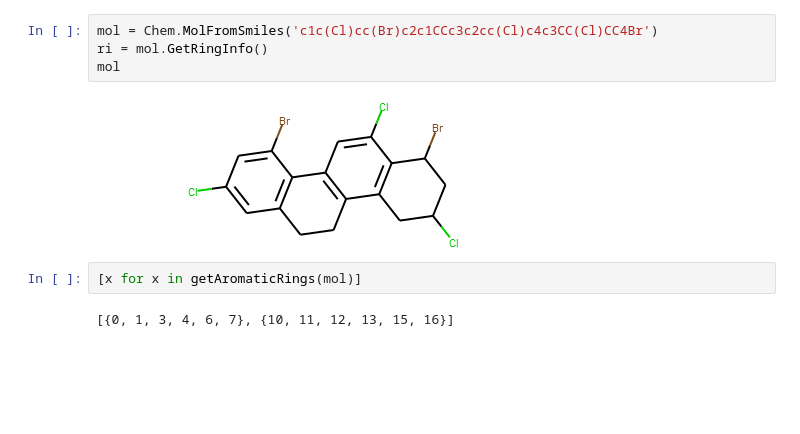
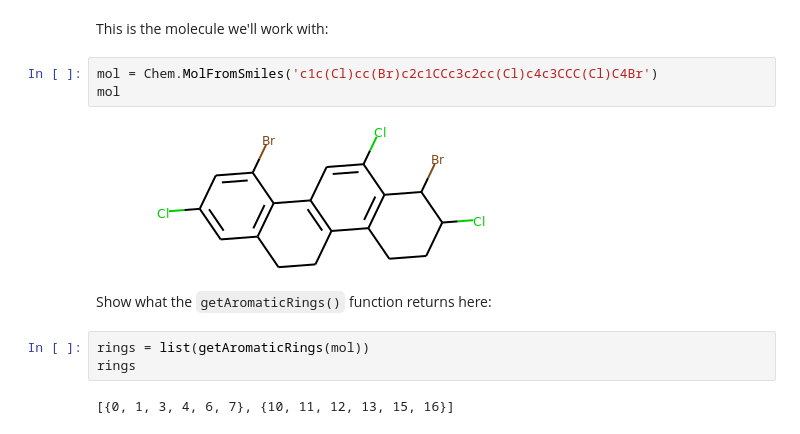
Before and after one commit to greglandrum/rdkit_blog, a Jupyter notebook: notebooks/Finding regioisomers.ipynb, the cells around one changed output. Cells and saved outputs as stored; diff of their text form; blank space fills up the shorter version.

```diff
--- a/notebooks/Finding regioisomers.ipynb
+++ b/notebooks/Finding regioisomers.ipynb
@@ -64,13 +164,17 @@ def drawMolWithRings(mol,rings):
                      highlightBonds = bondsToHighlight)
     d2d.FinishDrawing()
     return Draw._drawerToImage(d2d)
+# %% [markdown]
+This is the molecule we'll work with:
 # %%
-mol = Chem.MolFromSmiles('c1c(Cl)cc(Br)c2c1CCc3c2cc(Cl)c4c3CC(Cl)CC4Br')
-ri = mol.GetRingInfo()
+mol = Chem.MolFromSmiles('c1c(Cl)cc(Br)c2c1CCc3c2cc(Cl)c4c3CCC(Cl)C4Br')
 mol
 # %% [output]
-[figure, old version]
+[figure, new version]
-# %%
-[x for x in getAromaticRings(mol)]
-# %% [output]
-[{0, 1, 3, 4, 6, 7}, {10, 11, 12, 13, 15, 16}]
+# %% [markdown]
+Show what the `getAromaticRings()` function returns here:
+# %%
+rings = list(getAromaticRings(mol))
+rings
+# %% [output]
+[{0, 1, 3, 4, 6, 7}, {10, 11, 12, 13, 15, 16}]
```
Also changed, not shown: parts of 28 cells of this notebook.
